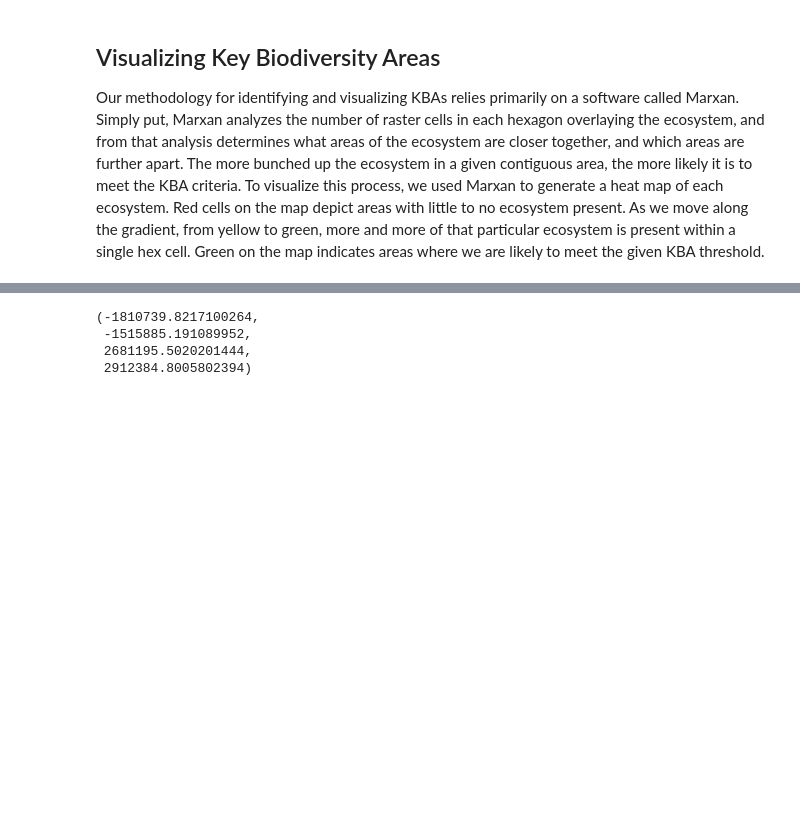
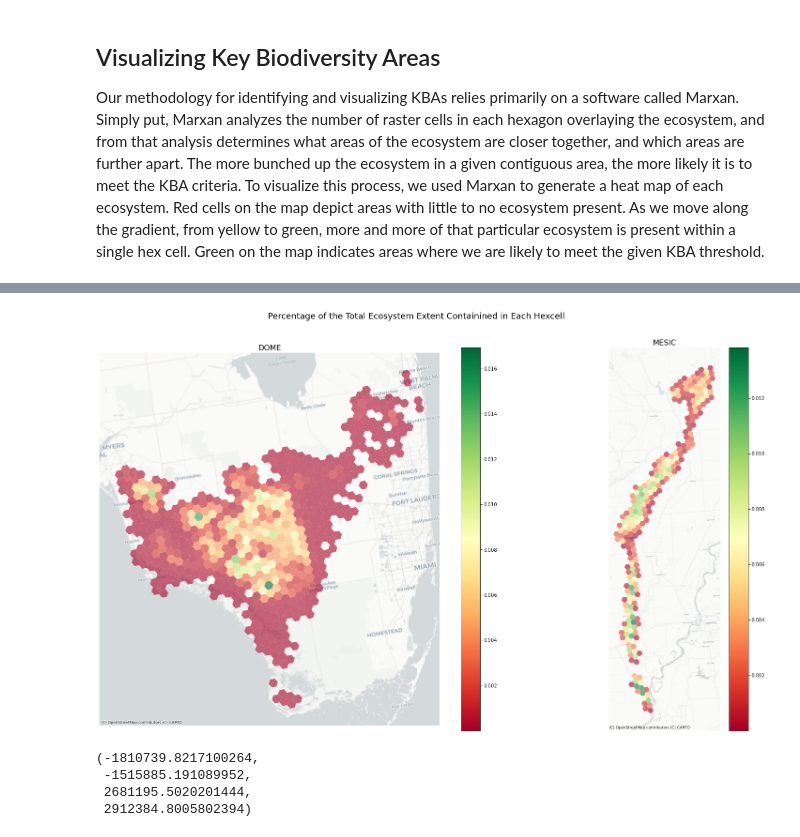
Before and after one commit to csandberg303/kba-threshold-sensitivity-analysis, a Jupyter notebook: kba-project-blog-post.ipynb, the cells around one changed output, grey strips where cells are left out. Saved outputs shown, nothing was run; the diff lists cells and outputs as text; code cells hidden in the pictures; blank space fills up the shorter version.

Commit message:
updating heatmap plots

```diff
--- a/kba-project-blog-post.ipynb
+++ b/kba-project-blog-post.ipynb
@@ -141,3 +108,39 @@ for eco in ecolist:
+# %%
+fig, axs = plt.subplots(nrows=1, ncols=2, figsize=(25,15), gridspec_kw={'width_ratios': [2.5, 1]})
+plt.subplots_adjust(hspace=0.5)
+fig.suptitle(t="Percentage of the Total Ecosystem Extent "
+             "Containined in Each Hexcell\n", fontsize=18, y=0.95)
+
+# loop through tickers and axes
+for eco, ax in zip(ecolist, axs.ravel()):
+    # open the shp file saved at 'path/source_data' location
+    shp_data_path = os.path.join("natureserve", "source_data",
+                                 eco + '_w_best_&_hex_as_%_of_total.shp')
+    shp_layer = gpd.read_file(shp_data_path)
+
+    # open the tif file saved at 'path/source_data' location
+    tif_data_path = os.path.join("natureserve", "source_data",
+                                 eco + '_espg_5070.tif')
+    # define raster extent for plotting
+    raster_extent = plotting_extent(tif_layer, tif_layer.rio.transform())
+    tif_layer = rxr.open_rasterio(tif_data_path, masked=True).squeeze()
+
+    shp_layer.plot(column='% of total',
+                   cmap='RdYlGn',
+                   ax=ax,
+                   alpha=0.60,
+                   legend=True)
+
+    ax.set_axis_off()
+    ax.set_title(eco.upper(), fontsize=16)
+    ctx.add_basemap(ax=ax, crs=shp_layer.crs,
+                    source=ctx.providers.CartoDB.Positron)
+    ax.imshow(tif_layer, cmap='jet', extent=raster_extent,
+      interpolation='nearest')
+
+plt.show()
+# %% [output]
+[figure, added]
 # %%
 # Visualize results
 prarie_marxan = gpd.read_file(os.path.join('natureserve',
```
Also changed, not shown: parts of 2 cells of this notebook.
